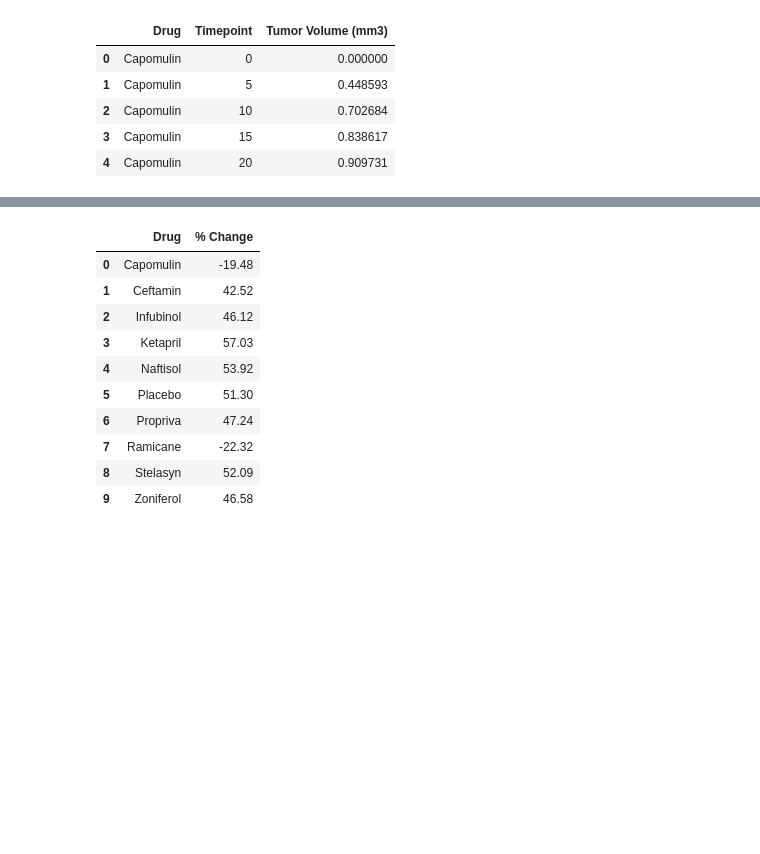
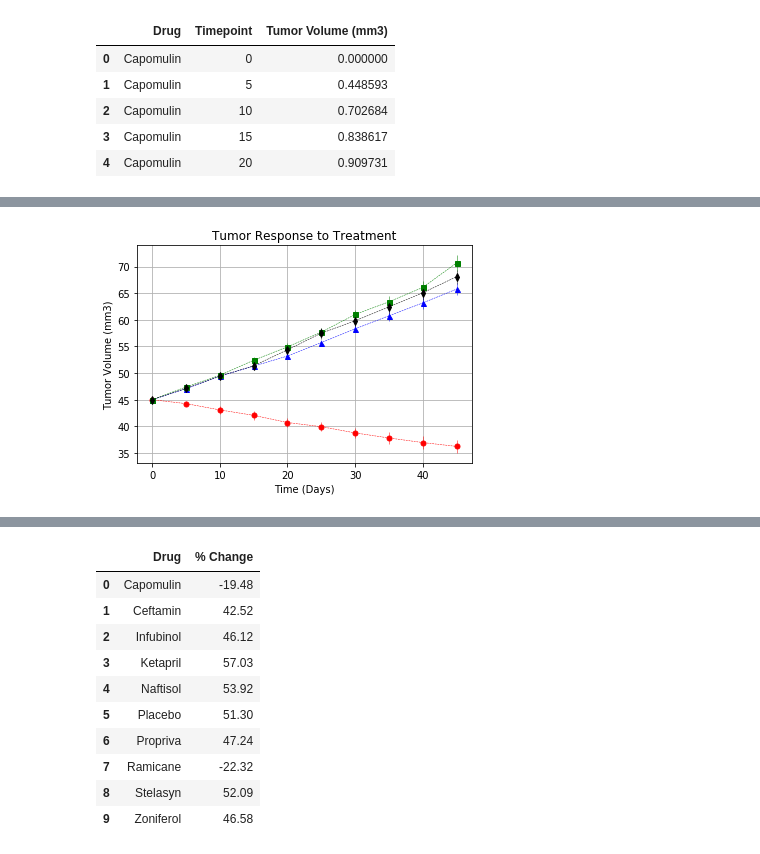
Before and after one commit to Nyalon/matplotlib-cancer-viz, a Jupyter notebook: script/main.ipynb, the cells around one changed output, grey strips where cells are left out. Cells and saved outputs as stored; diff of their text form; code cells hidden in the pictures; blank space fills up the shorter version.

Commit message:
updated figures

```diff
--- a/script/main.ipynb
+++ b/script/main.ipynb
@@ -172,3 +98,21 @@ plt.grid(color='gray', linestyle='--', linewidth=1, alpha=.3)
+# %%
+plt.errorbar(group_df5.index, group_df5["Capomulin"], yerr=group_sem5["Capomulin"], color="r", marker="o", markersize=5, linestyle="dashed", linewidth=0.50)
+plt.errorbar(group_df5.index, group_df5["Infubinol"], yerr=group_sem5["Infubinol"], color="b", marker="^", markersize=5, linestyle="dashed", linewidth=0.50)
+plt.errorbar(group_df5.index, group_df5["Ketapril"], yerr=group_sem5["Ketapril"], color="g", marker="s", markersize=5, linestyle="dashed", linewidth=0.50)
+plt.errorbar(group_df5.index, group_df5["Placebo"], yerr=group_sem5["Placebo"], color="k", marker="d", markersize=5, linestyle="dashed", linewidth=0.50)
+
+plt.title("Tumor Response to Treatment")
+plt.ylabel("Tumor Volume (mm3)")
+plt.xlabel("Time (Days)")
+plt.grid(True)
+
+# Save the Figure
+plt.savefig("Fig1.png")
+
+# Show the Figure
+plt.show()
+# %% [output]
+[figure, added]
 # %%
 msites = trial_data.groupby(["Drug", "Timepoint"])
 msites2 = msites["Metastatic Sites"].mean()
```
Also changed, not shown: parts of 5 cells of this notebook, 3 other files.
